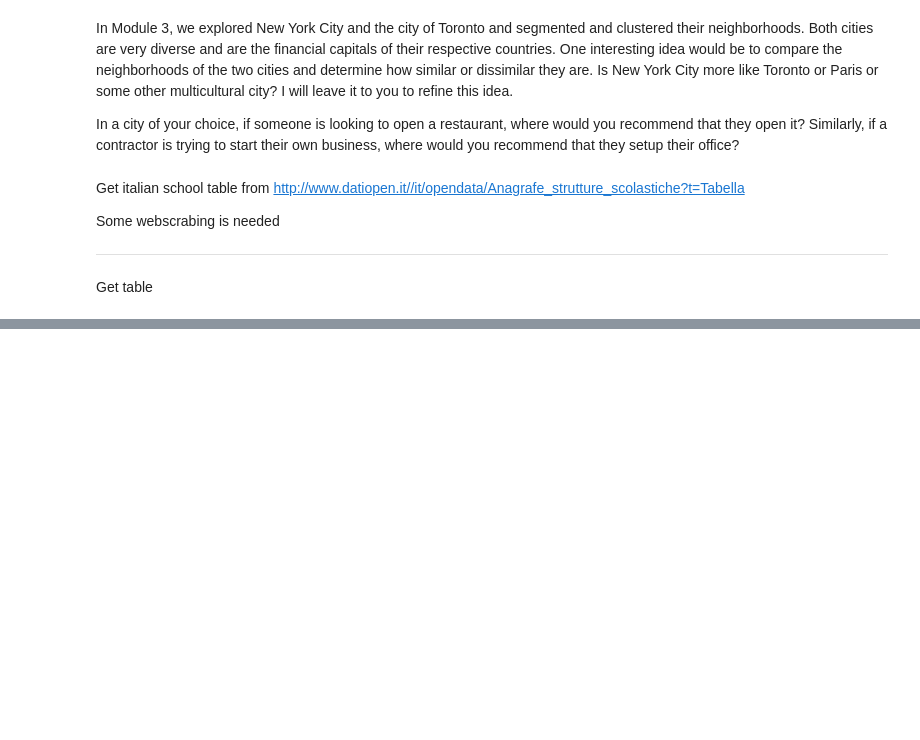
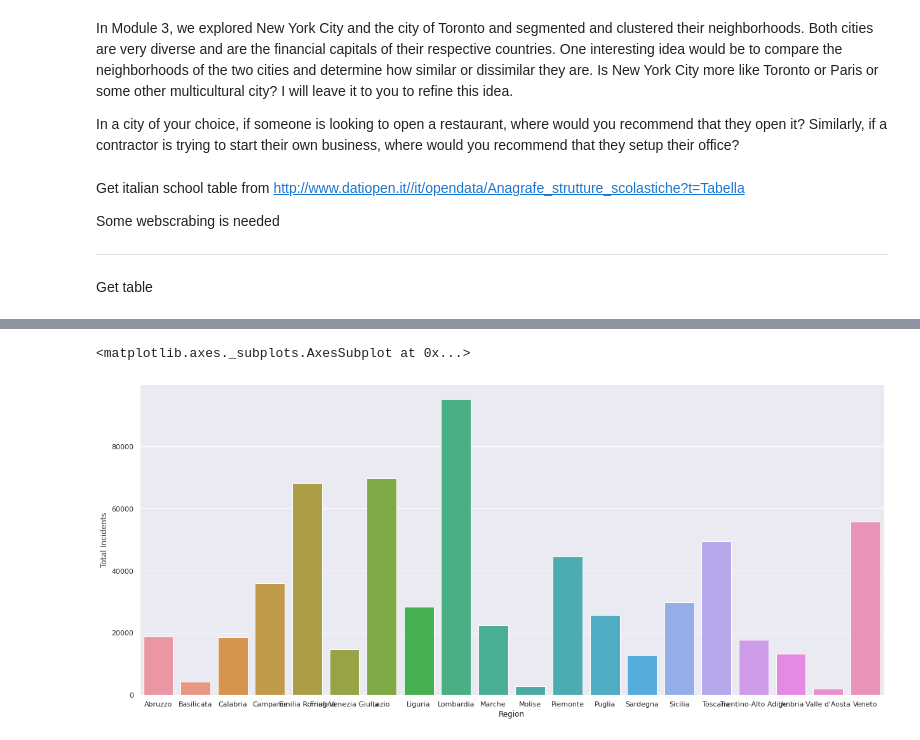
Before and after one commit to rpll94/Coursera_Capstone, a Jupyter notebook: Course10_Final_Assignment.ipynb, the cells around one changed output, grey strips where cells are left out. Drawn from its saved outputs; the diff is of its cells as text; code cells hidden in the pictures; blank space fills up the shorter version.

```diff
--- a/Course10_Final_Assignment.ipynb
+++ b/Course10_Final_Assignment.ipynb
@@ -190,0 +463,5 @@ provinces_df.shape
+# %%
+incident_df_bar = pd.DataFrame(incident_df_lines.T.sum())
+incident_df_bar.reset_index(drop=False, inplace=True)
+incident_df_bar.columns = ['Region', 'Total Incidents']
+incident_df_bar
@@ -190,0 +486,5 @@ provinces_df.shape
+# %%
+sns.barplot(data=incident_df_bar, x='Region', y='Total Incidents')
+# %% [output]
+<matplotlib.axes._subplots.AxesSubplot at 0x...>
+[figure, added]
```
Also changed, not shown: parts of 38 cells of this notebook.
